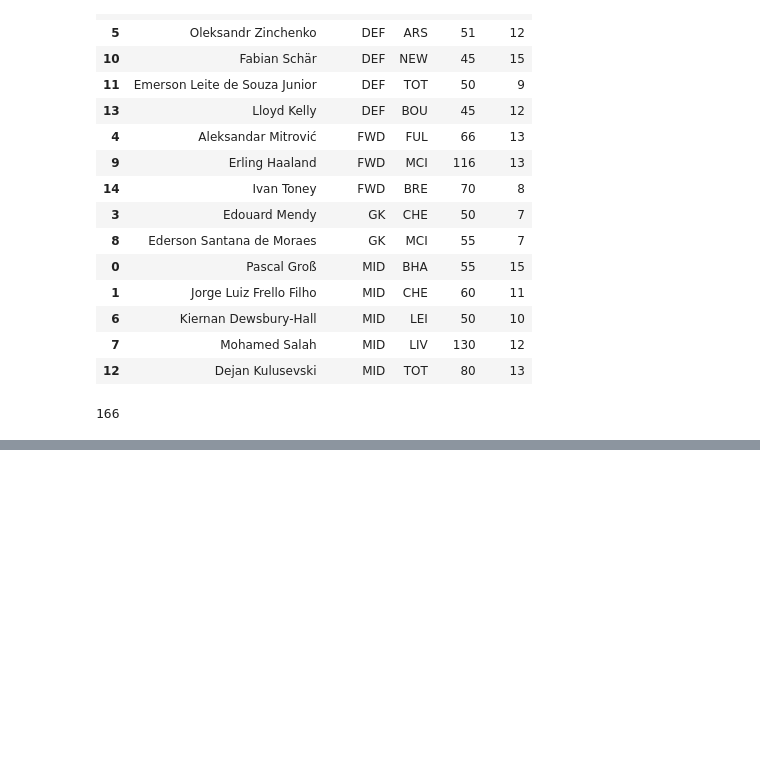
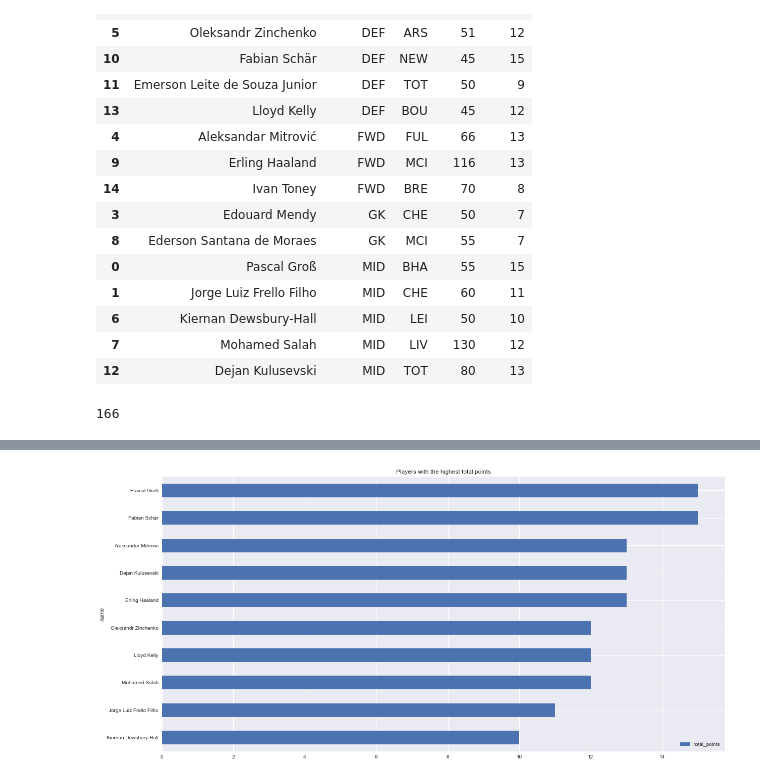
Before and after one commit to nahomfix/fpl-lp, a Jupyter notebook: fpl.ipynb, the cells around one changed output, grey strips where cells are left out. Saved outputs shown, nothing was run; the diff lists cells and outputs as text; code cells hidden in the pictures; blank space fills up the shorter version.

```diff
--- a/fpl.ipynb
+++ b/fpl.ipynb
@@ -220,0 +231,4 @@ constraint_pretty = " + ".join( re.findall('[0-9\.]*\*1.0', constraint) )
+# %%
+df_modify.sort_values(by="total_points", ascending=False).nlargest(n=10, columns="total_points").plot(kind="barh", x="name", y="total_points", figsize=(20, 10), title="Players with the highest total points").invert_yaxis()
+# %% [output]
+[figure, added]
```
Also changed, not shown: parts of 6 cells of this notebook.
